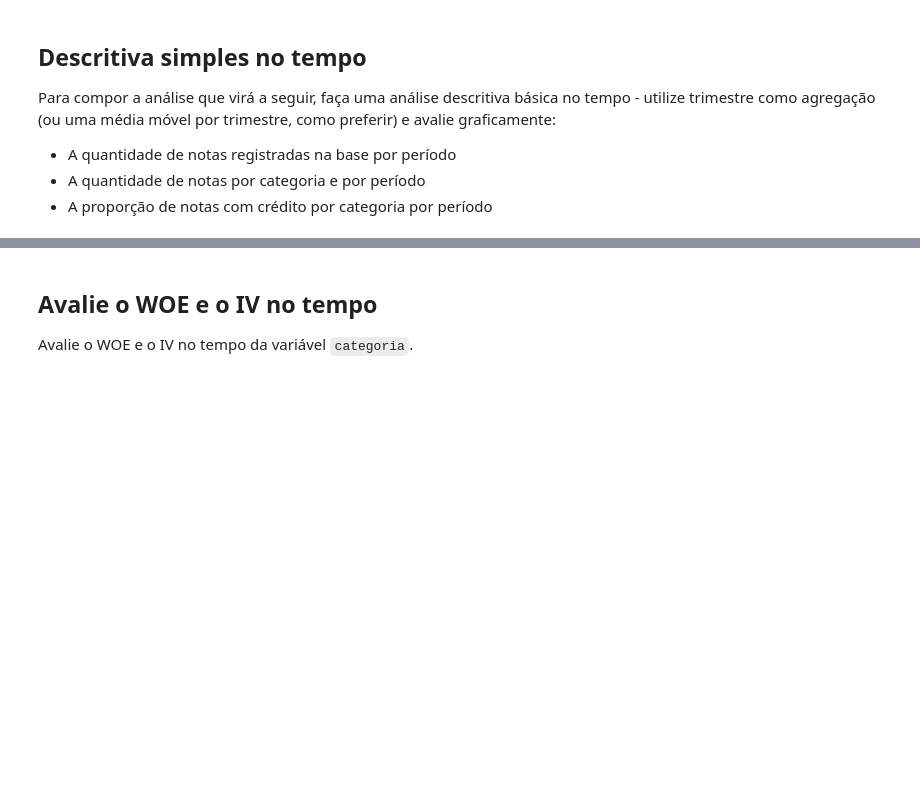
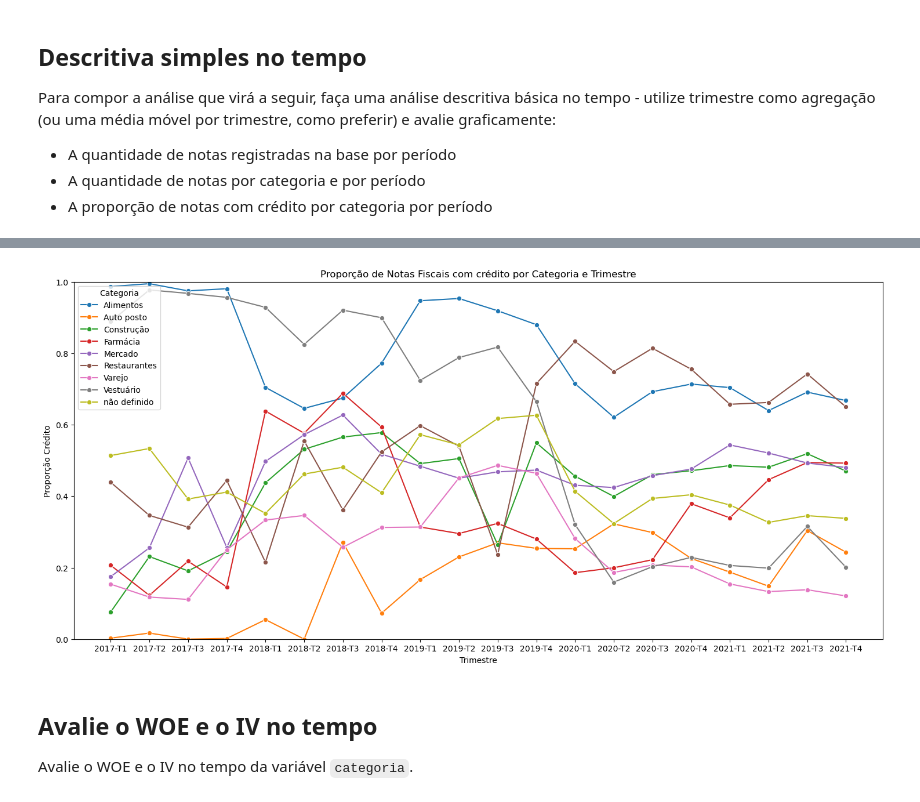
Before and after one commit to rafazagari/Curso-EBAC-Data-Science, a Jupyter notebook: Modulo 36 - Tarefa 2 - Análise de dados categorizados.ipynb, the cells around one changed output, grey strips where cells are left out. Cells and saved outputs as stored; diff of their text form; code cells hidden in the pictures; blank space fills up the shorter version.

```diff
--- a/Modulo 36 - Tarefa 2 - Análise de dados categorizados.ipynb
+++ b/Modulo 36 - Tarefa 2 - Análise de dados categorizados.ipynb
@@ -199,3 +317,18 @@ Para compor a análise que virá a seguir, faça uma análise descritiva básica
+# %%
+# Proporção de notas com credito por categoria e trimestre
+proporcao_credito_categoria = df_filtro.groupby(['ano_trimestre', 'categoria'])['flag_credito'].mean().reset_index(name='Proporção Crédito')
+
+# Grafico
+plt.figure(figsize=(18, 8))
+sns.lineplot (data=proporcao_credito_categoria, x="ano_trimestre", y= "Proporção Crédito", hue="categoria", marker='o')
+plt.title("Proporção de Notas Fiscais com crédito por Categoria e Trimestre")
+plt.ylabel("Proporção Crédito")
+plt.xlabel("Trimestre")
+plt.ylim(0, 1)
+plt.legend(title="Categoria")
+plt.show()
+# %% [output]
+[figure, added]
 # %% [markdown]
 ## Avalie o WOE e o IV no tempo
 
```
Also changed, not shown: parts of 11 cells of this notebook.
